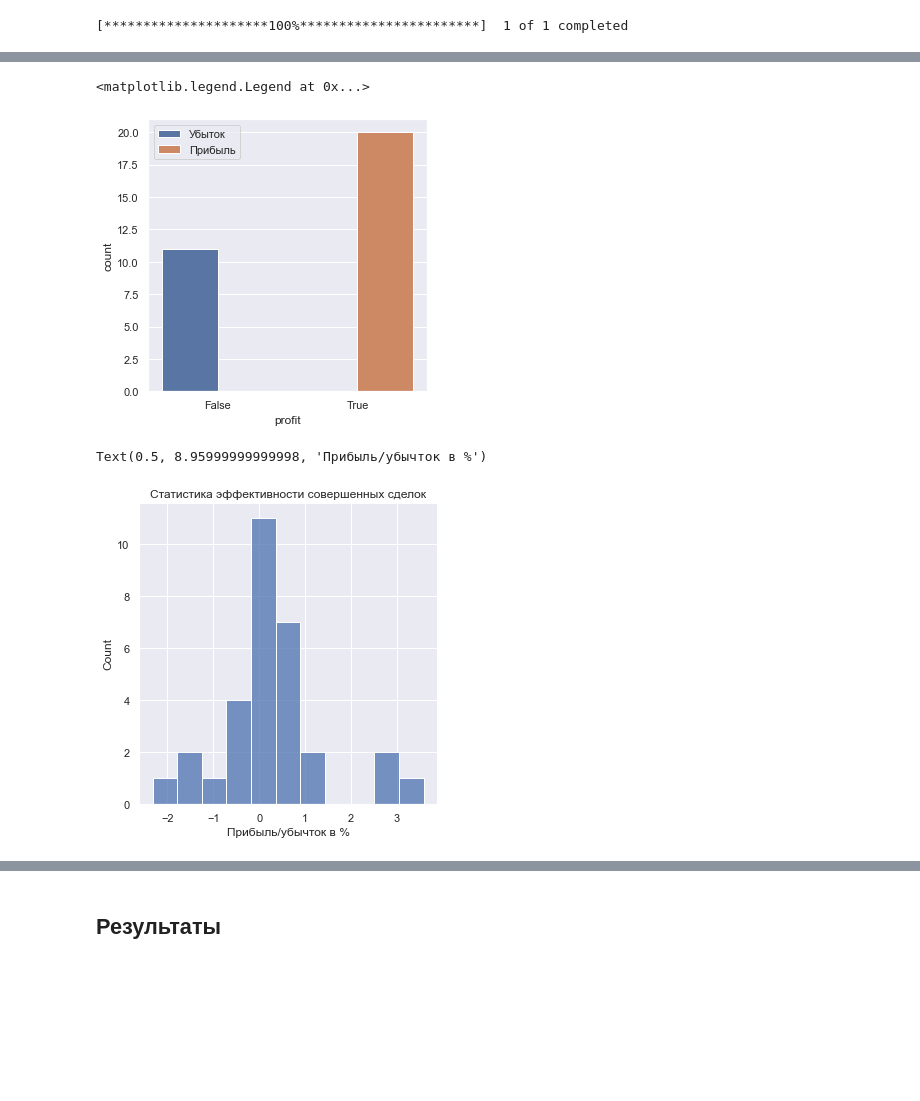
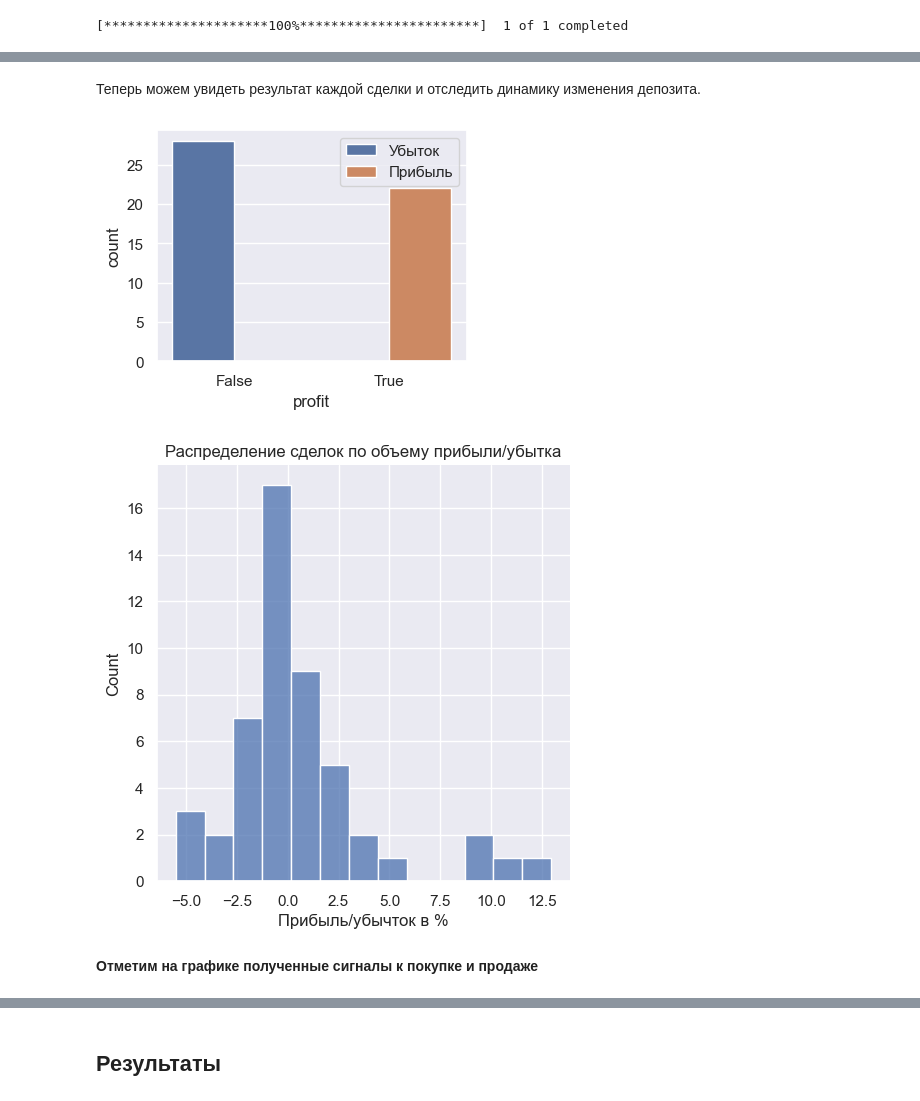
Before and after one commit to Maxwavez/Backtesting-of-stock-market-trading-strategies, a Jupyter notebook: MACD and 200 EMA strategy backtest.ipynb, the cells around one changed output, grey strips where cells are left out. Drawn from its saved outputs; the diff is of its cells as text; code cells hidden in the pictures; blank space fills up the shorter version.

```diff
--- a/MACD and 200 EMA strategy backtest.ipynb
+++ b/MACD and 200 EMA strategy backtest.ipynb
@@ -191,0 +126,3 @@ join_data = pd.concat([buy_dates_data.reset_index(drop = True), sell_dates_data.
+# %%
+# добавим индикатор по условию "цена выше EMA200"
+data['ema200_signal'] = np.where(data['close'] > data['ema200'], 'buy', 'sell')
@@ -191,0 +148,4 @@ join_data = pd.concat([buy_dates_data.reset_index(drop = True), sell_dates_data.
+# %%
+# выберем из всего датафрейма строки, удовлетворяющие условиям стратегии, т.е. когда одновременно выполняются все условия
+# вынесем в отдельный датафрейм
+trade_data = data[(data['cross_macd_sign'] == "buy") & (data['ema200_signal'] == "buy") | (data['cross_macd_sign'] == 'sell')]
@@ -192,3 +164,23 @@ join_data = pd.concat([buy_dates_data.reset_index(drop = True), sell_dates_data.
+# %%
+# составим список индексов строк с сигналами к продаже
+# для чего после каждой покупки найдем ближайшие следующие за ними сигналы 'sell'
+sell_indexes = []
+for i in range(1, len(trade_data)):
+        if trade_data['cross_macd_sign'][i] == 'buy':
+            sell_indexes.append(i+1)
+# %%
+# составим общий датафрейм с данными о покупках и продажах акций (включим в него даты и цены сделок)
+# данные о покупках уже известны по сигналу 'cross_macd_sign',
+# а данные о продажах возьмем из датафрейма 'trade_data' с помощью полученных индексов
+
+buy_data = trade_data[trade_data['cross_macd_sign'] == 'buy'][['close']].reset_index().rename(columns={'close':'buy_price',
+                                                                                                      'Datetime':'buy_date'})
+
+sell_data = trade_data.reset_index().loc[sell_indexes][['Datetime', 'close']].rename(columns={'close':'sell_price',
+                                                                                             'Datetime':'sell_date'})
+
+# и склеим 2 таблицы в одну общую
+join_data = pd.concat([buy_data, sell_data.reset_index(drop=True)],axis=1)
 # %%
 join_data.head()
 # %% [output]
@@ -238,16 +207,18 @@ Name: percent, dtype: float64
+# %% [markdown]
+Теперь можем увидеть результат каждой сделки и отследить динамику изменения депозита.
 # %%
 # Посмотрим статистику прибыльных и убыточных сделок
-fig = plt.figure(figsize=(5, 5))
-ax = sns.countplot(x="profit", hue="profit", data=join_data)
-plt.legend(labels=['Убыток', 'Прибыль'])
+plt.figure(figsize=(4, 3))
+sns.countplot(x="profit", hue="profit", data=join_data)
+plt.legend(labels=['Убыток', 'Прибыль']);
 # %% [output]
-<matplotlib.legend.Legend at 0x...>
-[figure, old version]
+[figure, new version]
 # %%
 # Посмотрим график распределения прибыльности/убыточности сделок
-ax = sns.displot(join_data.percent)
-plt.title('Статистика эффективности совершенных сделок')
-plt.xlabel('Прибыль/убычток в %')
+sns.displot(join_data.percent)
+plt.title('Распределение сделок по объему прибыли/убытка')
+plt.xlabel('Прибыль/убычток в %');
 # %% [output]
-Text(0.5, 8.95999999999998, 'Прибыль/убычток в %')
-[figure, old version]
+[figure, new version]
+# %% [markdown]
+**Отметим на графике полученные сигналы к покупке и продаже**
```
Also changed, not shown: parts of 64 cells of this notebook.
